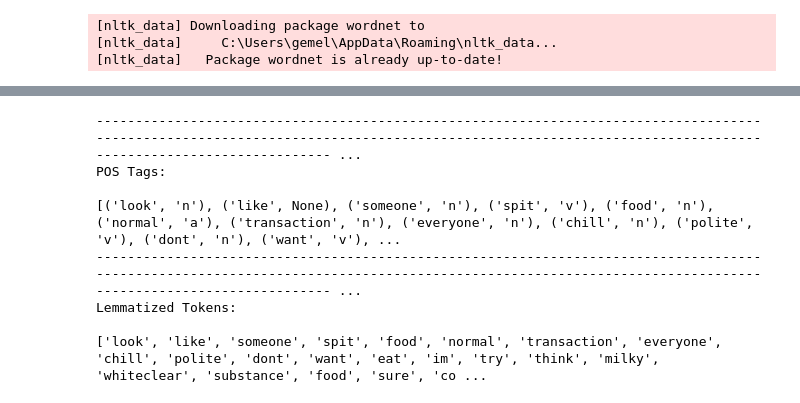
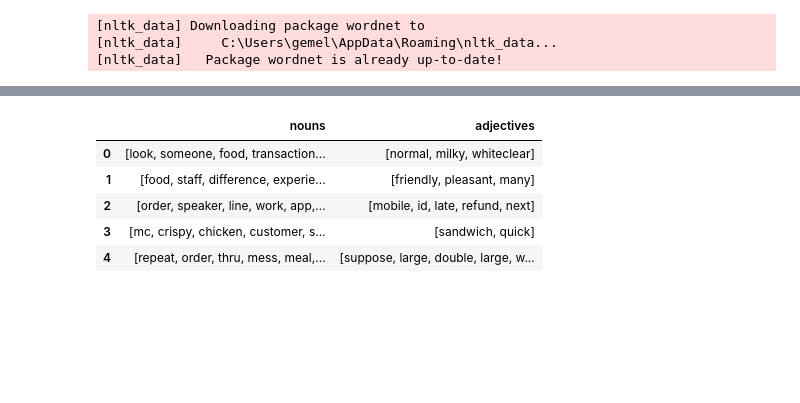
Before and after one commit to Gwme13/Business-project, a Jupyter notebook: Preprocessing.ipynb, the cells around one changed output, grey strips where cells are left out. Saved outputs shown, nothing was run; the diff lists cells and outputs as text; code cells hidden in the pictures; blank space fills up the shorter version.

```diff
--- a/Preprocessing.ipynb
+++ b/Preprocessing.ipynb
@@ -428,31 +411,25 @@ Simplified POS Tags:
 # %%
 # Define a function to lemmatize the tokens
-def lemmatize(tokens):
+def lemmatize(tokens, pos_tag):
     lemmatized_text = []
-    for tuple in tokens:
-        if (tuple[1] == None):
-            lemmatized_text.append(lemmatizer.lemmatize(tuple[0]))
-        else:
-            lemmatized_text.append(lemmatizer.lemmatize(tuple[0], pos=tuple[1]))
+
+    for token in tokens:
+        lemmatized_text.append(lemmatizer.lemmatize(token, pos=pos_tag))
 
     return lemmatized_text
 
 
-# Apply the function to the pos_tags column
-macdonalds_df['lemmatized_tokens'] = macdonalds_df['pos_tags_simplified'].apply(lambda tokens: lemmatize(tokens))
+# Apply the function to the nouns column
+macdonalds_df['nouns'] =  macdonalds_df['nouns'].apply(lambda tokens: lemmatize(tokens, 'n'))
 
-print('-' * 1000)
-print('POS Tags:\n')
-print(macdonalds_df['pos_tags_simplified'][0])
-print('-' * 1000)
-print('Lemmatized Tokens:\n')
-print(macdonalds_df['lemmatized_tokens'][0])
+# Apply the function to the adjectives column
+macdonalds_df['adjectives'] =  macdonalds_df['adjectives'].apply(lambda tokens: lemmatize(tokens, 'a'))
+
+macdonalds_df[['nouns', 'adjectives']].head()
 # %% [output]
--------------------------------------------------------------------------------------------------------------------------------------------------------------------------------------------------------- ...
-POS Tags:
-
-[('look', 'n'), ('like', None), ('someone', 'n'), ('spit', 'v'), ('food', 'n'), ('normal', 'a'), ('transaction', 'n'), ('everyone', 'n'), ('chill', 'n'), ('polite', 'v'), ('dont', 'n'), ('want', 'v'), ...
--------------------------------------------------------------------------------------------------------------------------------------------------------------------------------------------------------- ...
-Lemmatized Tokens:
-
-['look', 'like', 'someone', 'spit', 'food', 'normal', 'transaction', 'everyone', 'chill', 'polite', 'dont', 'want', 'eat', 'im', 'try', 'think', 'milky', 'whiteclear', 'substance', 'food', 'sure', 'co ...
+|  | nouns | adjectives |
+| 0 | [look, someone, food, transaction... | [normal, milky, whiteclear] |
+| 1 | [food, staff, difference, experie... | [friendly, pleasant, many] |
+| 2 | [order, speaker, line, work, app,... | [mobile, id, late, refund, next] |
+| 3 | [mc, crispy, chicken, customer, s... | [sandwich, quick] |
+| 4 | [repeat, order, thru, mess, meal,... | [suppose, large, double, large, w... |
```
Also changed, not shown: parts of 18 cells of this notebook.
